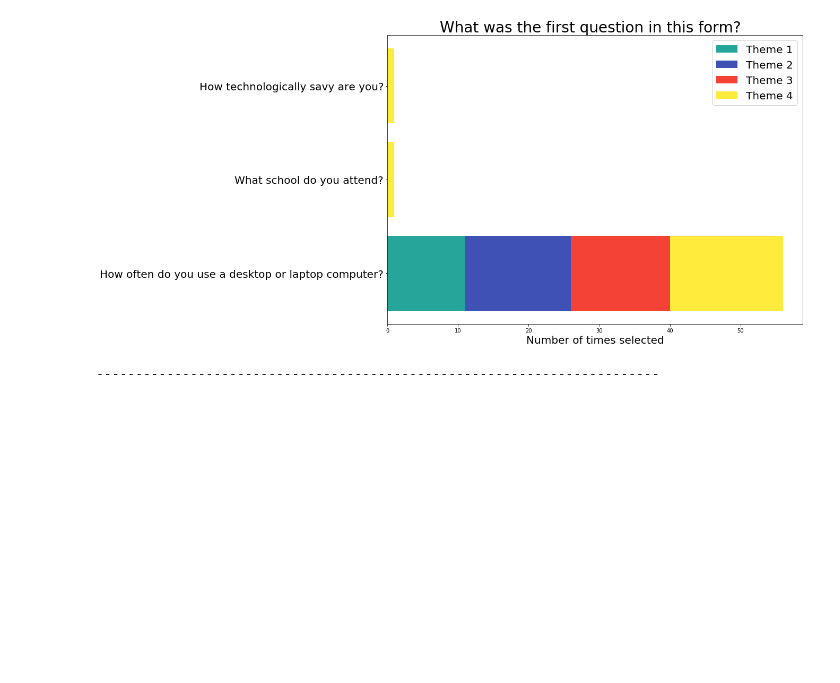
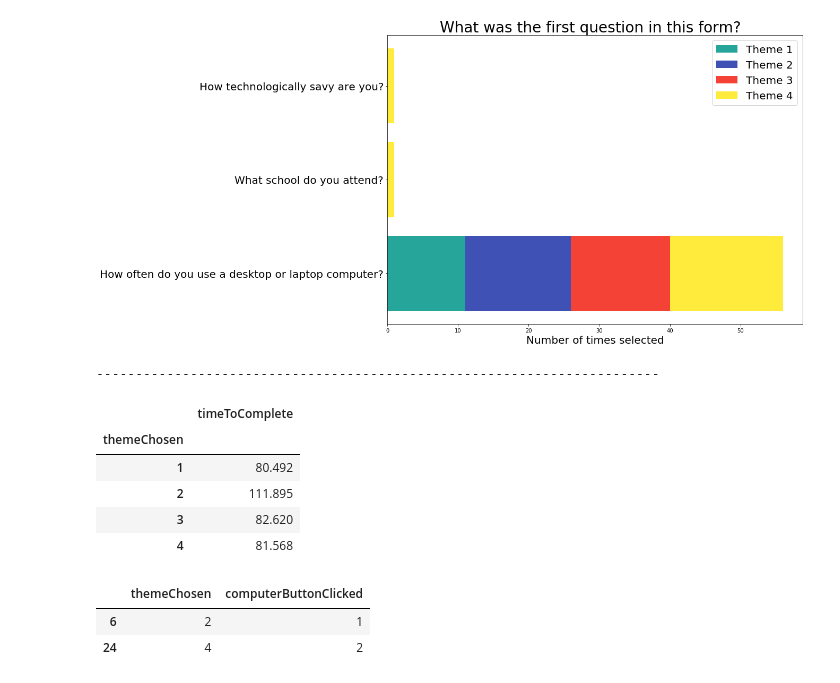
Before and after one commit to smitheric95/AB-Testing-Form, a Jupyter notebook: Data Analysis/Survey Data Analysis.ipynb, the cells around one changed output. Saved outputs shown, nothing was run; the diff lists cells and outputs as text; code cells hidden in the pictures; blank space fills up the shorter version.

```diff
--- a/Data Analysis/Survey Data Analysis.ipynb
+++ b/Data Analysis/Survey Data Analysis.ipynb
@@ -249,3 +250,13 @@ for cur_question in last_page_questions:
 ------------------------------------------------------------------------
 [figure]
 ------------------------------------------------------------------------
+# %%
+df_time = df[["themeChosen", "timeToComplete"]].groupby("themeChosen").median()
+df_time
+# %% [output]
+|  | timeToComplete |
+| themeChosen |  |
+| 1 | 80.492 |
+| 2 | 111.895 |
+| 3 | 82.620 |
+| 4 | 81.568 |
@@ -251,0 +266,13 @@ for cur_question in last_page_questions:
+# %%
+  """
+    order the data in a row of dictionaries such that:
+        row = answer choice
+        key = color scheme
+        value = number of people w that color who made that choice
+    """
+colors = ["#ff4081", "#e040fb"]
+dataset = []
+# %% [output]
+|  | themeChosen | computerButtonClicked |
+| 6 | 2 | 1 |
+| 24 | 4 | 2 |
```
Also changed, not shown: parts of 3 cells of this notebook, 1 other file.
